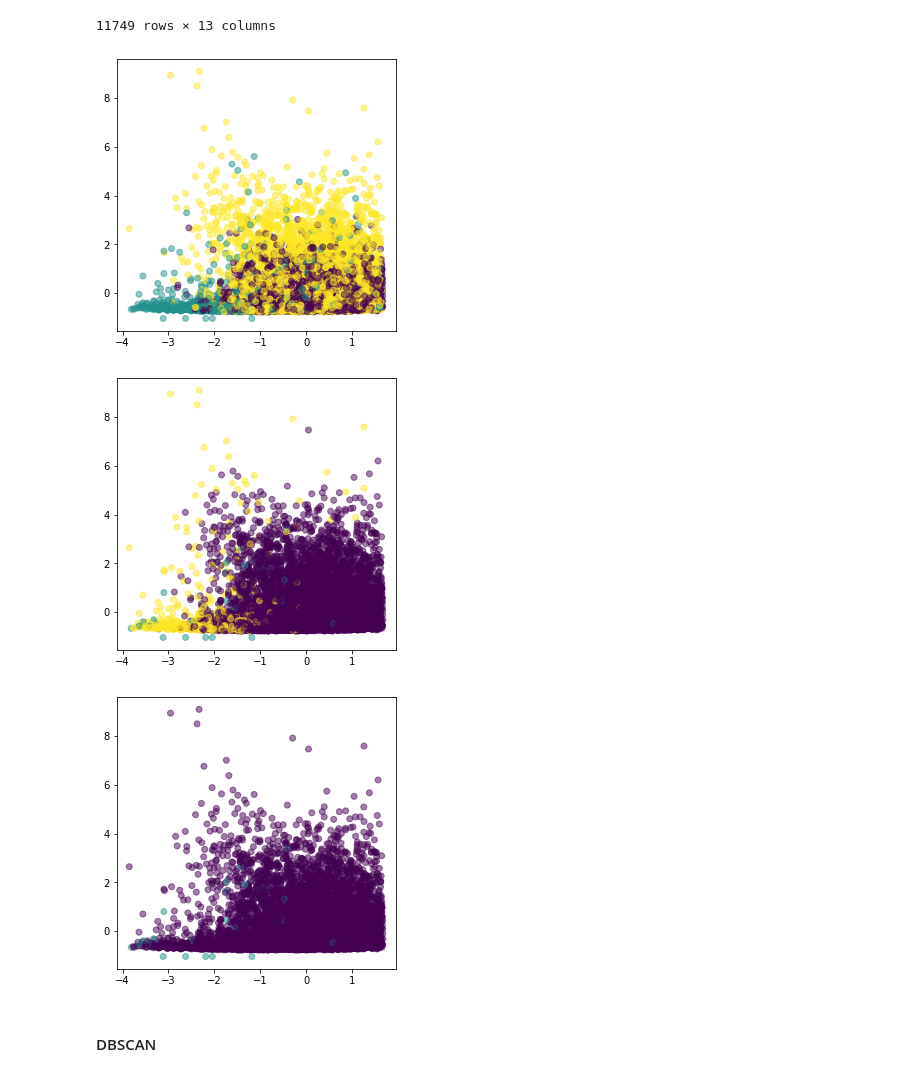
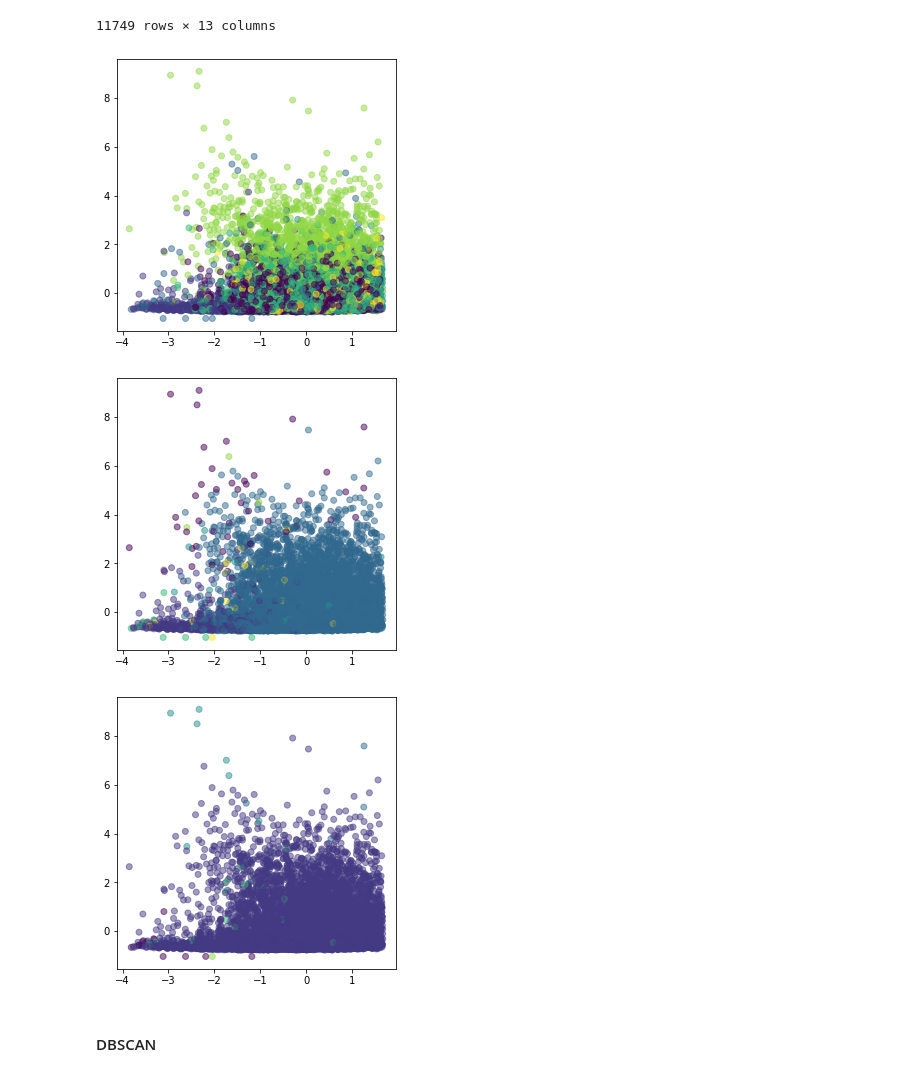
Before and after one commit to cargide/lab-web-scraping-single-page, a Jupyter notebook: clustering.ipynb, the cells around one changed output. Cells and saved outputs as stored; diff of their text form; code cells hidden in the pictures.

```diff
--- a/clustering.ipynb
+++ b/clustering.ipynb
@@ -271,32 +271,32 @@ X_stand
 11749 rows × 13 columns
 # %%
 # ward linkage tends to produce relatively equally sized clusters
-agglomerative = cluster.AgglomerativeClustering(n_clusters=3,linkage='ward')
+agglomerative = cluster.AgglomerativeClustering(n_clusters=7,linkage='ward')
 pred_ward = agglomerative.fit_predict(X_stand)
 
 plt.figure(figsize=(5, 5))
 plt.scatter(X_stand['energy'], X_stand['speechiness'], c=pred_ward,alpha=0.5)
 plt.show()
 # %% [output]
-[figure, old version]
+[figure, new version]
 # %%
-agglomerative = cluster.AgglomerativeClustering(n_clusters=3,linkage='complete')
+agglomerative = cluster.AgglomerativeClustering(n_clusters=7,linkage='complete')
 pred_complete = agglomerative.fit_predict(X_stand)
 
 plt.figure(figsize=(5, 5))
 plt.scatter(X_stand['energy'], X_stand['speechiness'], c=pred_complete,alpha=0.5)
 plt.show()
 # %% [output]
-[figure, old version]
+[figure, new version]
 # %%
-agglomerative = cluster.AgglomerativeClustering(n_clusters=3,linkage='average')
+agglomerative = cluster.AgglomerativeClustering(n_clusters=7,linkage='average')
 pred_average = agglomerative.fit_predict(X_stand)
 
 plt.figure(figsize=(5, 5))
 plt.scatter(X_stand['energy'], X_stand['speechiness'], c=pred_average,alpha=0.5)
 plt.show()
 # %% [output]
-[figure, old version]
+[figure, new version]
 # %% [markdown]
 #### DBSCAN
 # %%
```
Also changed, not shown: parts of 2 cells of this notebook, 5 other files.
